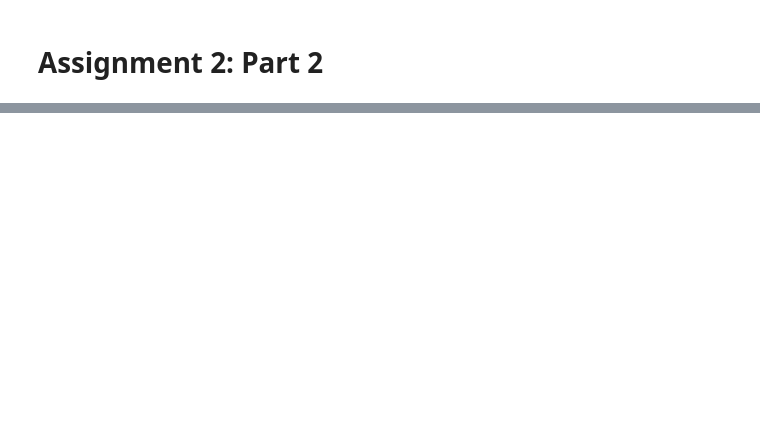
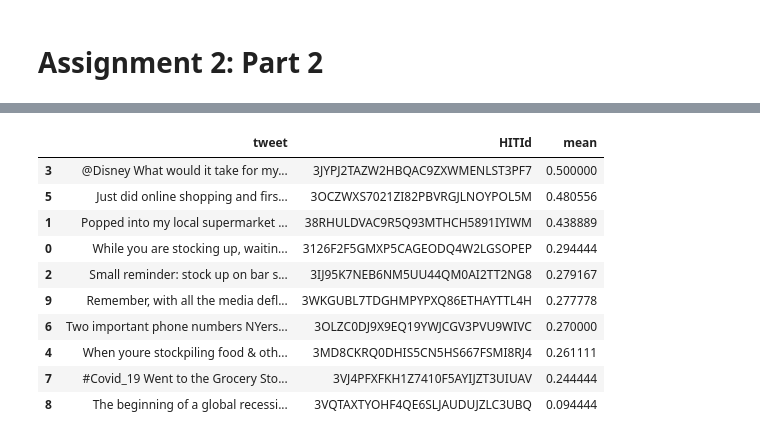
Before and after one commit to chriskok/EECS598, a Jupyter notebook: data_analysis.ipynb, the cells around one changed output, grey strips where cells are left out. Saved outputs shown, nothing was run; the diff lists cells and outputs as text; code cells hidden in the pictures; blank space fills up the shorter version.

```diff
--- a/data_analysis.ipynb
+++ b/data_analysis.ipynb
@@ -196,0 +213,19 @@ agg_df.merge(res_df, how='inner', on='HITId')[['tweet', 'HITId', "Sentiment|mean
+# %%
+# longest tasks
+
+avg_df = mturk_data[['HITId', 'MinDiff']]
+agg_df = avg_df.groupby("HITId")["MinDiff"].agg(["mean", "std", "max", "count"])
+
+agg_df.merge(res_df, how='inner', on='HITId')[['tweet', 'HITId', "mean"]].sort_values(by=['mean'], ascending=False)
+# %% [output]
+|  | tweet | HITId | mean |
+| 3 | @Disney What would it take for my... | 3JYPJ2TAZW2HBQAC9ZXWMENLST3PF7 | 0.500000 |
+| 5 | Just did online shopping and firs... | 3OCZWXS7021ZI82PBVRGJLNOYPOL5M | 0.480556 |
+| 1 | Popped into my local supermarket ... | 38RHULDVAC9R5Q93MTHCH5891IYIWM | 0.438889 |
+| 0 | While you are stocking up, waitin... | 3126F2F5GMXP5CAGEODQ4W2LGSOPEP | 0.294444 |
+| 2 | Small reminder: stock up on bar s... | 3IJ95K7NEB6NM5UU44QM0AI2TT2NG8 | 0.279167 |
+| 9 | Remember, with all the media defl... | 3WKGUBL7TDGHMPYPXQ86ETHAYTTL4H | 0.277778 |
+| 6 | Two important phone numbers NYers... | 3OLZC0DJ9X9EQ19YWJCGV3PVU9WIVC | 0.270000 |
+| 4 | When youre stockpiling food & oth... | 3MD8CKRQ0DHIS5CN5HS667FSMI8RJ4 | 0.261111 |
+| 7 | #Covid_19 Went to the Grocery Sto... | 3VJ4PFXFKH1Z7410F5AYIJZT3UIUAV | 0.244444 |
+| 8 | The beginning of a global recessi... | 3VQTAXTYOHF4QE6SLJAUDUJZLC3UBQ | 0.094444 |
```
Also changed, not shown: parts of 3 cells of this notebook.
